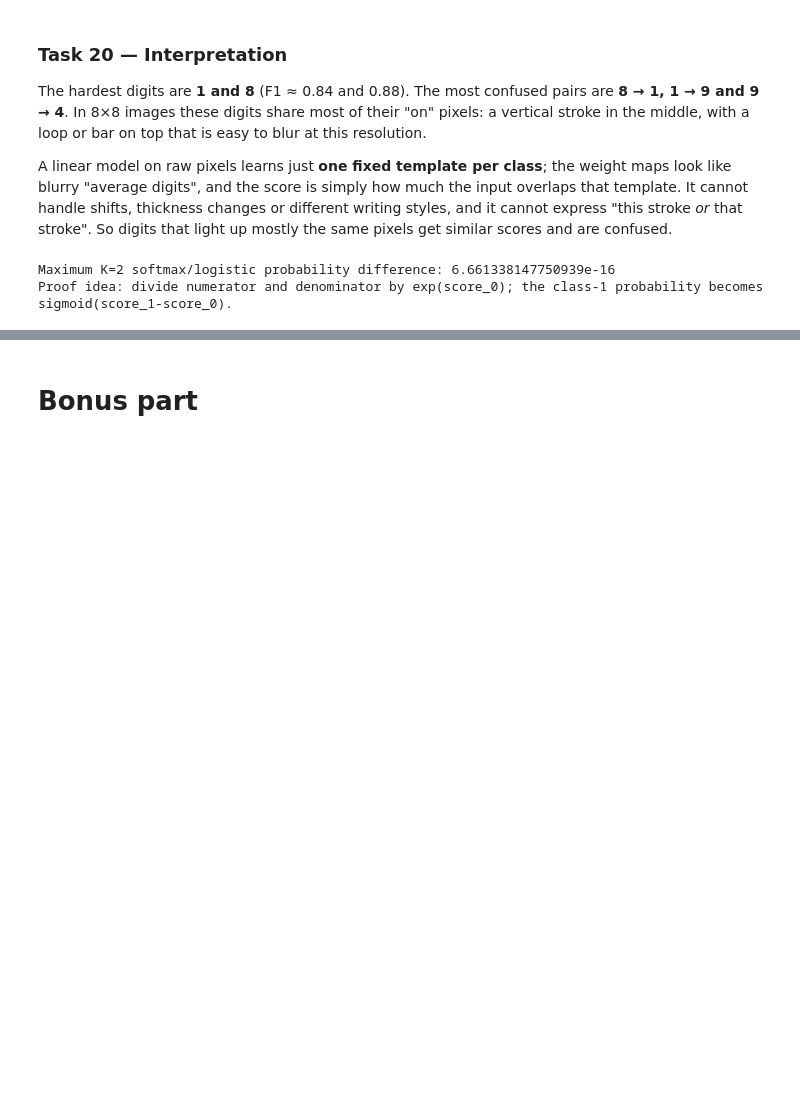
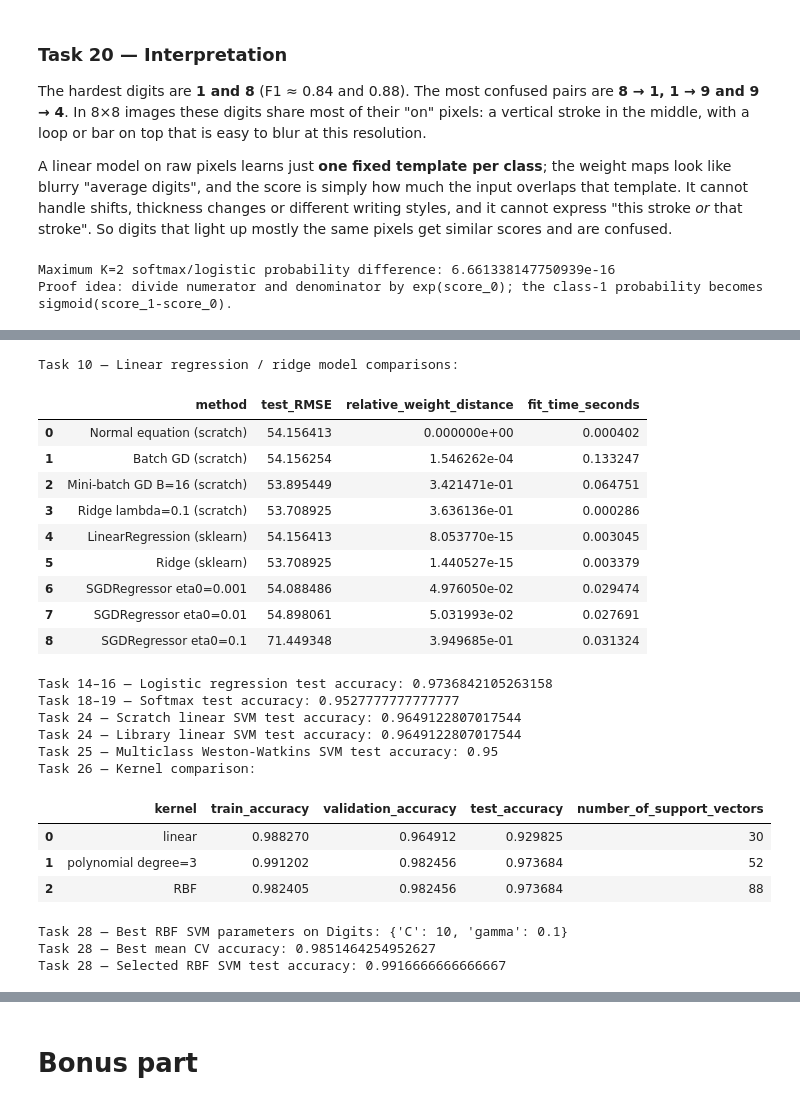
Before and after one commit to Mohammed-walid/linear-models-and-svm, a Jupyter notebook: linear_models_and_svm_implementation.ipynb, the cells around one changed output, grey strips where cells are left out. Cells and saved outputs as stored; diff of their text form; code cells hidden in the pictures; blank space fills up the shorter version.

```diff
--- a/linear_models_and_svm_implementation.ipynb
+++ b/linear_models_and_svm_implementation.ipynb
@@ -1902,0 +2713,53 @@ plt.show()
+# %%
+#optional
+print("Task 10 — Linear regression / ridge model comparisons:")
+display(pd.DataFrame(comparison_rows))
+
+print("Task 14–16 — Logistic regression test accuracy:",
+      classification_accuracy(cancer_test_targets, best_logistic_test_predictions))
+
+print("Task 18–19 — Softmax test accuracy:",
+      classification_accuracy(digits_splits[5], best_softmax_test_predictions))
+
+print("Task 24 — Scratch linear SVM test accuracy:",
+      classification_accuracy(cancer_test_targets, scratch_test_predictions))
+print("Task 24 — Library linear SVM test accuracy:",
+      classification_accuracy(cancer_test_targets, library_test_predictions))
+
+print("Task 25 — Multiclass Weston-Watkins SVM test accuracy:",
+      classification_accuracy(digits_splits[5], best_multiclass_svm_predictions))
+
+print("Task 26 — Kernel comparison:")
+display(pd.DataFrame(kernel_comparison_rows))
+
+print("Task 28 — Best RBF SVM parameters on Digits:",
+      digits_rbf_grid_search.best_params_)
+print("Task 28 — Best mean CV accuracy:",
+      digits_rbf_grid_search.best_score_)
+print("Task 28 — Selected RBF SVM test accuracy:",
+      digits_rbf_grid_search.score(digits_test, digits_splits[5]))
+# %% [output]
+Task 10 — Linear regression / ridge model comparisons:
+|  | method | test_RMSE | relative_weight_distance | fit_time_seconds |
+| 0 | Normal equation (scratch) | 54.156413 | 0.000000e+00 | 0.000402 |
+| 1 | Batch GD (scratch) | 54.156254 | 1.546262e-04 | 0.133247 |
+| 2 | Mini-batch GD B=16 (scratch) | 53.895449 | 3.421471e-01 | 0.064751 |
+| 3 | Ridge lambda=0.1 (scratch) | 53.708925 | 3.636136e-01 | 0.000286 |
+| 4 | LinearRegression (sklearn) | 54.156413 | 8.053770e-15 | 0.003045 |
+| 5 | Ridge (sklearn) | 53.708925 | 1.440527e-15 | 0.003379 |
+| 6 | SGDRegressor eta0=0.001 | 54.088486 | 4.976050e-02 | 0.029474 |
+| 7 | SGDRegressor eta0=0.01 | 54.898061 | 5.031993e-02 | 0.027691 |
+| 8 | SGDRegressor eta0=0.1 | 71.449348 | 3.949685e-01 | 0.031324 |
+Task 14–16 — Logistic regression test accuracy: 0.9736842105263158
+Task 18–19 — Softmax test accuracy: 0.9527777777777777
+Task 24 — Scratch linear SVM test accuracy: 0.9649122807017544
+Task 24 — Library linear SVM test accuracy: 0.9649122807017544
+Task 25 — Multiclass Weston-Watkins SVM test accuracy: 0.95
+Task 26 — Kernel comparison:
+|  | kernel | train_accuracy | validation_accuracy | test_accuracy | number_of_support_vectors |
+| 0 | linear | 0.988270 | 0.964912 | 0.929825 | 30 |
+| 1 | polynomial degree=3 | 0.991202 | 0.982456 | 0.973684 | 52 |
+| 2 | RBF | 0.982405 | 0.982456 | 0.973684 | 88 |
+Task 28 — Best RBF SVM parameters on Digits: {'C': 10, 'gamma': 0.1}
+Task 28 — Best mean CV accuracy: 0.9851464254952627
+Task 28 — Selected RBF SVM test accuracy: 0.9916666666666667
```
Also changed, not shown: parts of 36 cells of this notebook, 2 other files.
